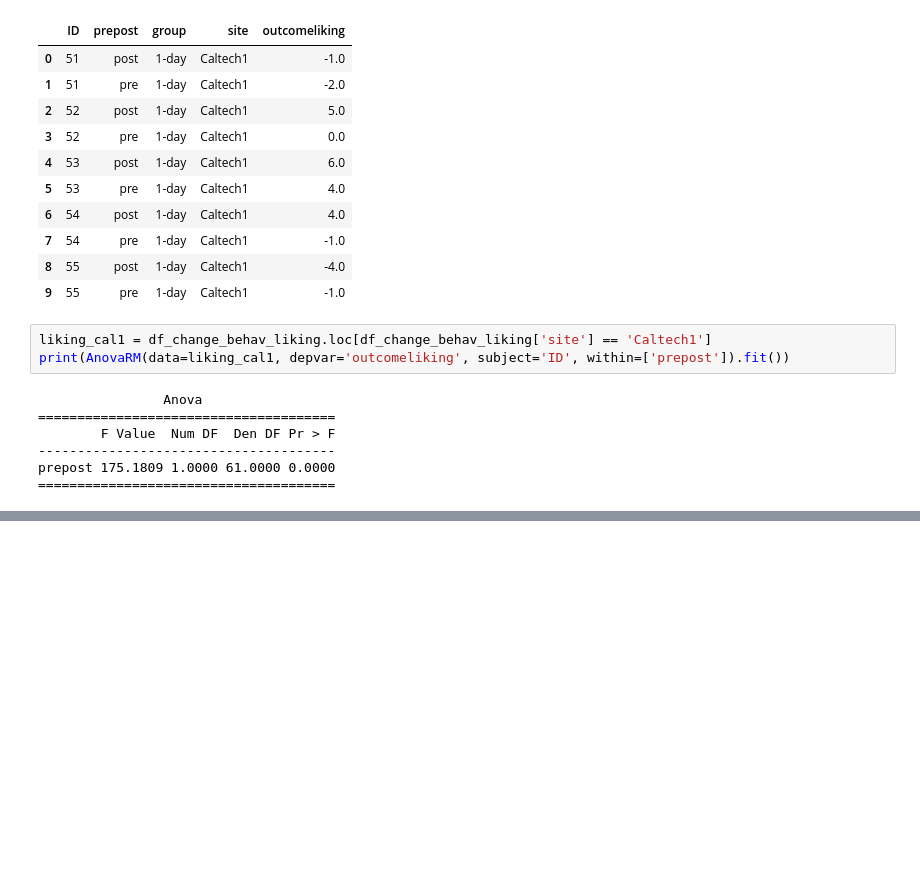
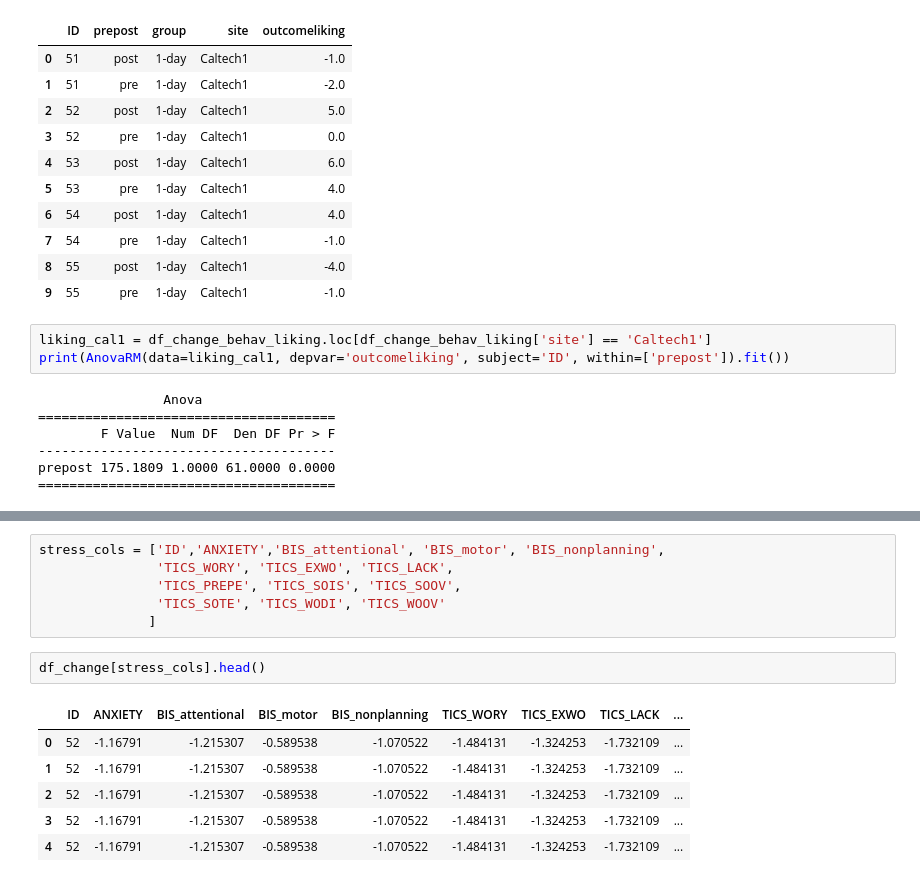
Before and after one commit to 2020201079/brsm-project, a Jupyter notebook: BRSM_Project.ipynb, the cells around one changed output, grey strips where cells are left out. Drawn from its saved outputs; the diff is of its cells as text; blank space fills up the shorter version.

```diff
--- a/BRSM_Project.ipynb
+++ b/BRSM_Project.ipynb
@@ -219,0 +222,15 @@ prepost 175.1809 1.0000 61.0000 0.0000
+# %%
+stress_cols = ['ID','ANXIETY','BIS_attentional', 'BIS_motor', 'BIS_nonplanning',
+               'TICS_WORY', 'TICS_EXWO', 'TICS_LACK',
+               'TICS_PREPE', 'TICS_SOIS', 'TICS_SOOV',
+               'TICS_SOTE', 'TICS_WODI', 'TICS_WOOV'
+              ]
+# %%
+df_change[stress_cols].head()
+# %% [output]
+|  | ID | ANXIETY | BIS_attentional | BIS_motor | BIS_nonplanning | TICS_WORY | TICS_EXWO | TICS_LACK | ... |
+| 0 | 52 | -1.16791 | -1.215307 | -0.589538 | -1.070522 | -1.484131 | -1.324253 | -1.732109 | ... |
+| 1 | 52 | -1.16791 | -1.215307 | -0.589538 | -1.070522 | -1.484131 | -1.324253 | -1.732109 | ... |
+| 2 | 52 | -1.16791 | -1.215307 | -0.589538 | -1.070522 | -1.484131 | -1.324253 | -1.732109 | ... |
+| 3 | 52 | -1.16791 | -1.215307 | -0.589538 | -1.070522 | -1.484131 | -1.324253 | -1.732109 | ... |
+| 4 | 52 | -1.16791 | -1.215307 | -0.589538 | -1.070522 | -1.484131 | -1.324253 | -1.732109 | ... |
```
Also changed, not shown: parts of 14 cells of this notebook.
